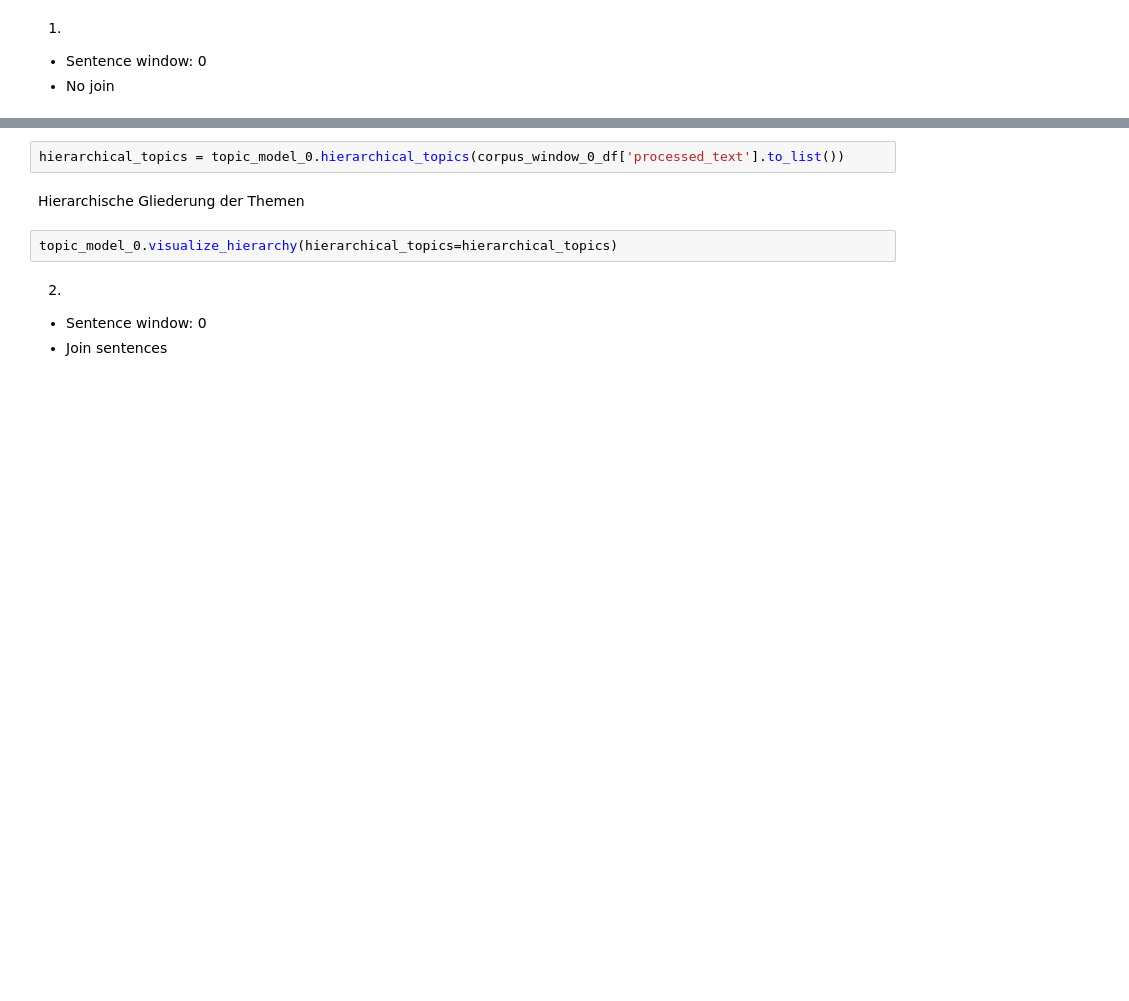
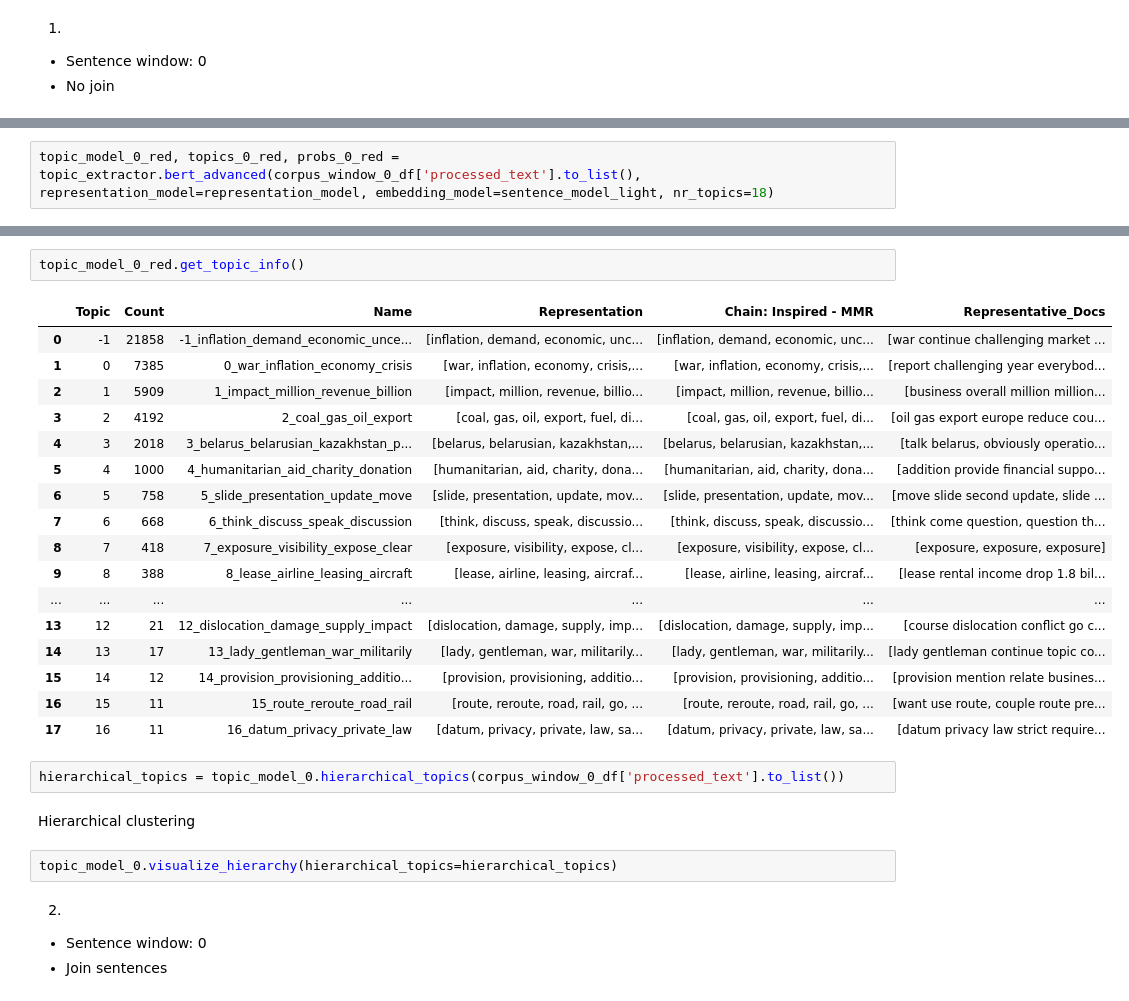
Before and after one commit to falseAzure/infineac, a Jupyter notebook: notebooks/infineac.ipynb, the cells around one changed output, grey strips where cells are left out. Drawn from its saved outputs; the diff is of its cells as text; blank space fills up the shorter version.

```diff
--- a/notebooks/infineac.ipynb
+++ b/notebooks/infineac.ipynb
@@ -449,0 +418,2 @@ To disable this warning, you can either:
+# %%
+topic_model_0_red, topics_0_red, probs_0_red = topic_extractor.bert_advanced(corpus_window_0_df['processed_text'].to_list(), representation_model=representation_model, embedding_model=sentence_model_light, nr_topics=18)
@@ -466,7 +457,27 @@ topic_model_0.get_topic_info()
+# %%
+topic_model_0_red.get_topic_info()
+# %% [output]
+|  | Topic | Count | Name | Representation | Chain: Inspired - MMR | Representative_Docs |
+| 0 | -1 | 21858 | -1_inflation_demand_economic_unce... | [inflation, demand, economic, unc... | [inflation, demand, economic, unc... | [war continue challenging market ... |
+| 1 | 0 | 7385 | 0_war_inflation_economy_crisis | [war, inflation, economy, crisis,... | [war, inflation, economy, crisis,... | [report challenging year everybod... |
+| 2 | 1 | 5909 | 1_impact_million_revenue_billion | [impact, million, revenue, billio... | [impact, million, revenue, billio... | [business overall million million... |
+| 3 | 2 | 4192 | 2_coal_gas_oil_export | [coal, gas, oil, export, fuel, di... | [coal, gas, oil, export, fuel, di... | [oil gas export europe reduce cou... |
+| 4 | 3 | 2018 | 3_belarus_belarusian_kazakhstan_p... | [belarus, belarusian, kazakhstan,... | [belarus, belarusian, kazakhstan,... | [talk belarus, obviously operatio... |
+| 5 | 4 | 1000 | 4_humanitarian_aid_charity_donation | [humanitarian, aid, charity, dona... | [humanitarian, aid, charity, dona... | [addition provide financial suppo... |
+| 6 | 5 | 758 | 5_slide_presentation_update_move | [slide, presentation, update, mov... | [slide, presentation, update, mov... | [move slide second update, slide ... |
+| 7 | 6 | 668 | 6_think_discuss_speak_discussion | [think, discuss, speak, discussio... | [think, discuss, speak, discussio... | [think come question, question th... |
+| 8 | 7 | 418 | 7_exposure_visibility_expose_clear | [exposure, visibility, expose, cl... | [exposure, visibility, expose, cl... | [exposure, exposure, exposure] |
+| 9 | 8 | 388 | 8_lease_airline_leasing_aircraft | [lease, airline, leasing, aircraf... | [lease, airline, leasing, aircraf... | [lease rental income drop 1.8 bil... |
+| ... | ... | ... | ... | ... | ... | ... |
+| 13 | 12 | 21 | 12_dislocation_damage_supply_impact | [dislocation, damage, supply, imp... | [dislocation, damage, supply, imp... | [course dislocation conflict go c... |
+| 14 | 13 | 17 | 13_lady_gentleman_war_militarily | [lady, gentleman, war, militarily... | [lady, gentleman, war, militarily... | [lady gentleman continue topic co... |
+| 15 | 14 | 12 | 14_provision_provisioning_additio... | [provision, provisioning, additio... | [provision, provisioning, additio... | [provision mention relate busines... |
+| 16 | 15 | 11 | 15_route_reroute_road_rail | [route, reroute, road, rail, go, ... | [route, reroute, road, rail, go, ... | [want use route, couple route pre... |
+| 17 | 16 | 11 | 16_datum_privacy_private_law | [datum, privacy, private, law, sa... | [datum, privacy, private, law, sa... | [datum privacy law strict require... |
 # %%
 hierarchical_topics = topic_model_0.hierarchical_topics(corpus_window_0_df['processed_text'].to_list())
-# %% [markdown]
-Hierarchische Gliederung der Themen
+# %% [markdown]
+Hierarchical clustering
 # %%
 topic_model_0.visualize_hierarchy(hierarchical_topics=hierarchical_topics)
 # %% [markdown]
```
Also changed, not shown: parts of 17 cells of this notebook.
